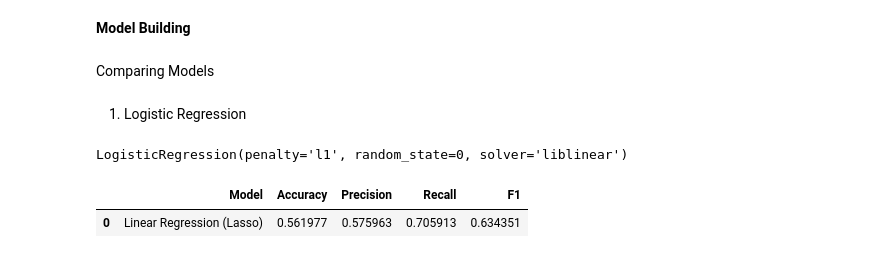
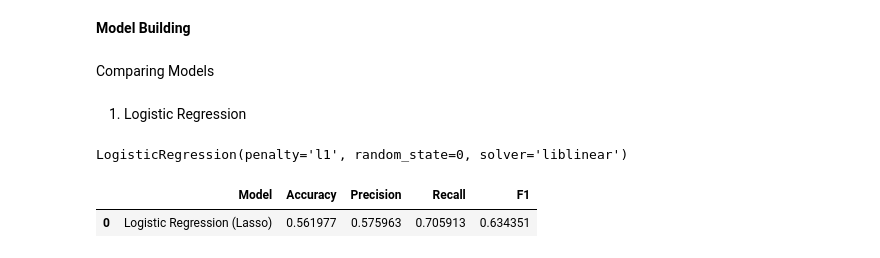
Before and after one commit to Devansh-Gupta-Official/likelihood-e-signing-loan, a Jupyter notebook: likelihood.ipynb, the cells around one changed output. Drawn from its saved outputs; the diff is of its cells as text; code cells hidden in the pictures.

```diff
--- a/likelihood.ipynb
+++ b/likelihood.ipynb
@@ -216,7 +216,8 @@ prec=precision_score(y_test,y_pred)
 rec=recall_score(y_test,y_pred)
 f1=f1_score(y_test,y_pred)
 # %%
-pd.DataFrame([['Linear Regression (Lasso)',acc,prec,rec,f1]],columns=['Model','Accuracy','Precision','Recall','F1'])
+results = pd.DataFrame([['Logistic Regression (Lasso)',acc,prec,rec,f1]],columns=['Model','Accuracy','Precision','Recall','F1'])
+results
 # %% [output]
 |  | Model | Accuracy | Precision | Recall | F1 |
-| 0 | Linear Regression (Lasso) | 0.561977 | 0.575963 | 0.705913 | 0.634351 |
+| 0 | Logistic Regression (Lasso) | 0.561977 | 0.575963 | 0.705913 | 0.634351 |
```
Also changed, not shown: parts of 8 cells of this notebook.
